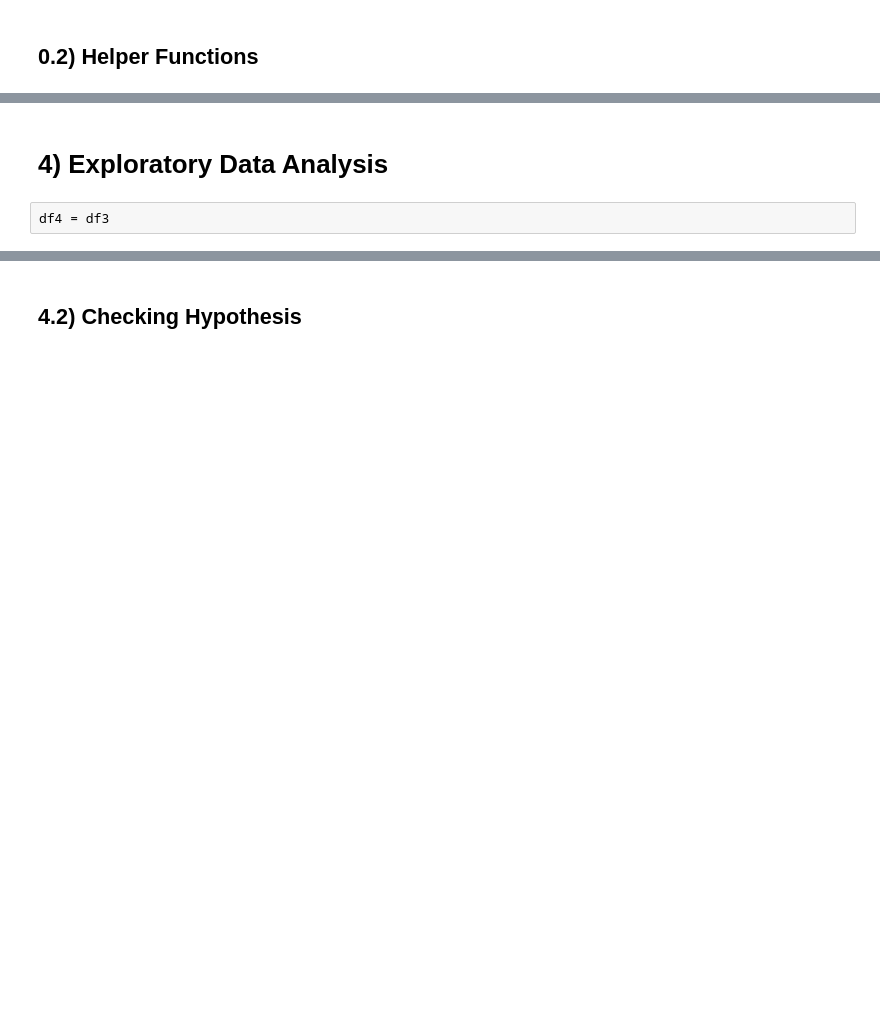
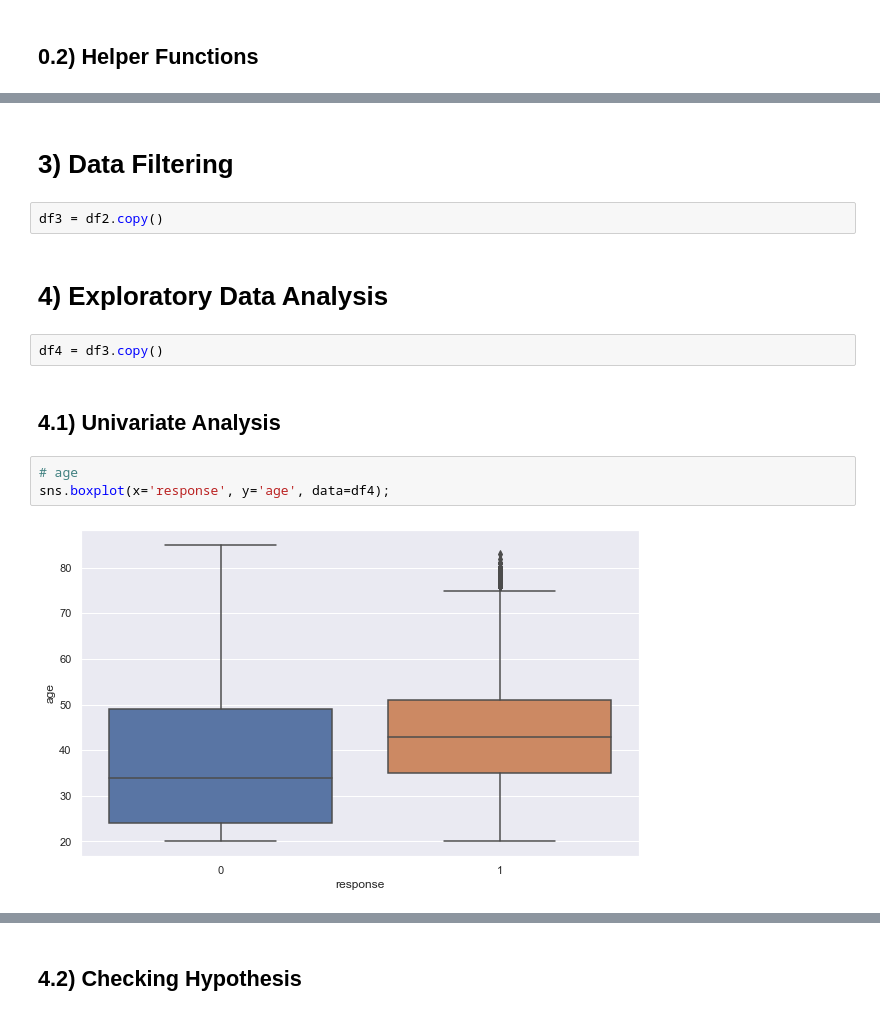
Before and after one commit to jaohenritm/Health-Insurance-Cross-Sell, a Jupyter notebook: exploratory-data-analysis.ipynb, the cells around one changed output, grey strips where cells are left out. Drawn from its saved outputs; the diff is of its cells as text; blank space fills up the shorter version.

```diff
--- a/exploratory-data-analysis.ipynb
+++ b/exploratory-data-analysis.ipynb
@@ -166,4 +162,15 @@ df3 = df2
+# %% [markdown]
+# 3) Data Filtering
+# %%
+df3 = df2.copy()
 # %% [markdown]
 # 4) Exploratory Data Analysis
 # %%
-df4 = df3
+df4 = df3.copy()
+# %% [markdown]
+## 4.1) Univariate Analysis
+# %%
+# age
+sns.boxplot(x='response', y='age', data=df4);
+# %% [output]
+[figure, added]
```
Also changed, not shown: parts of 107 cells of this notebook.
